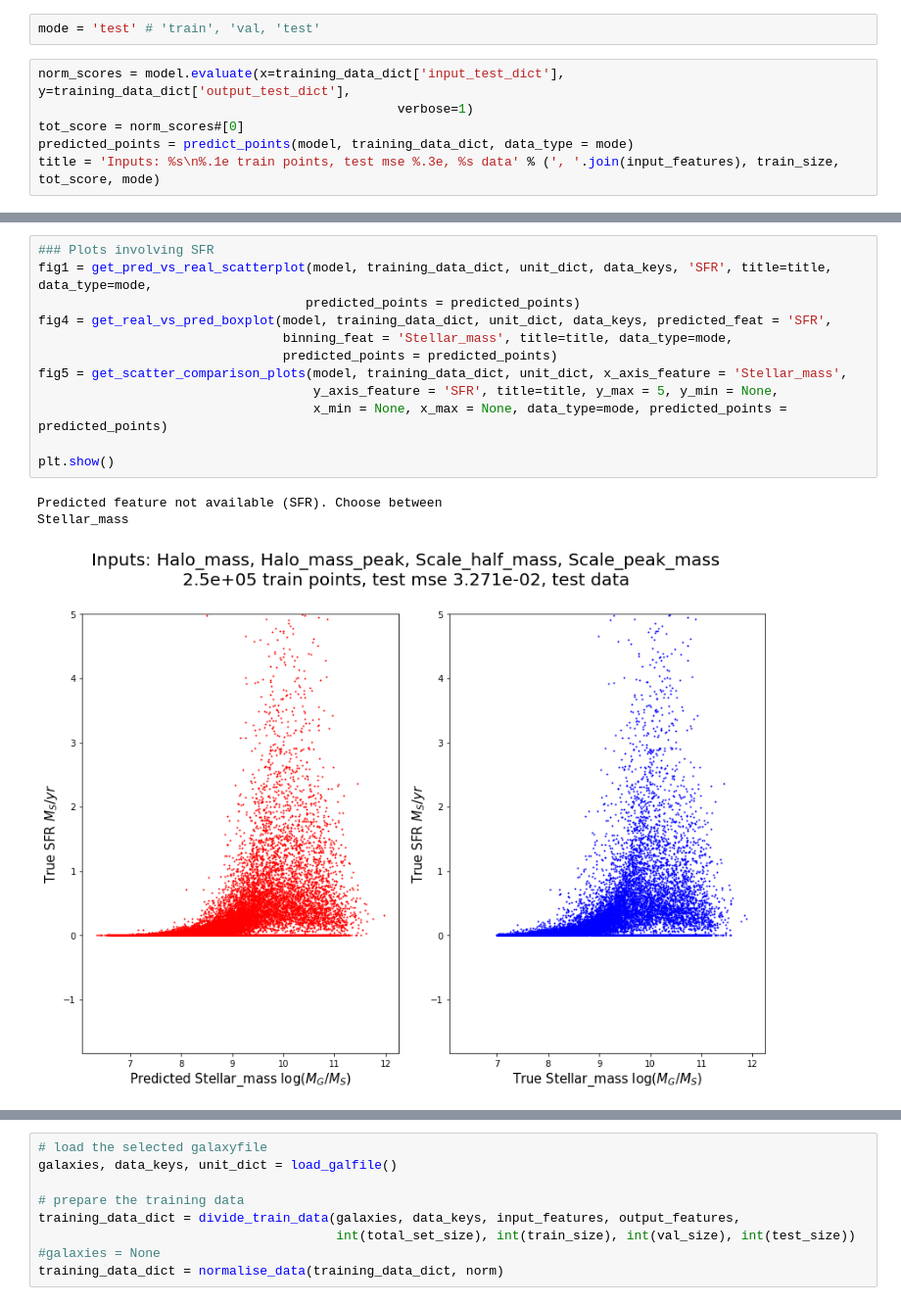
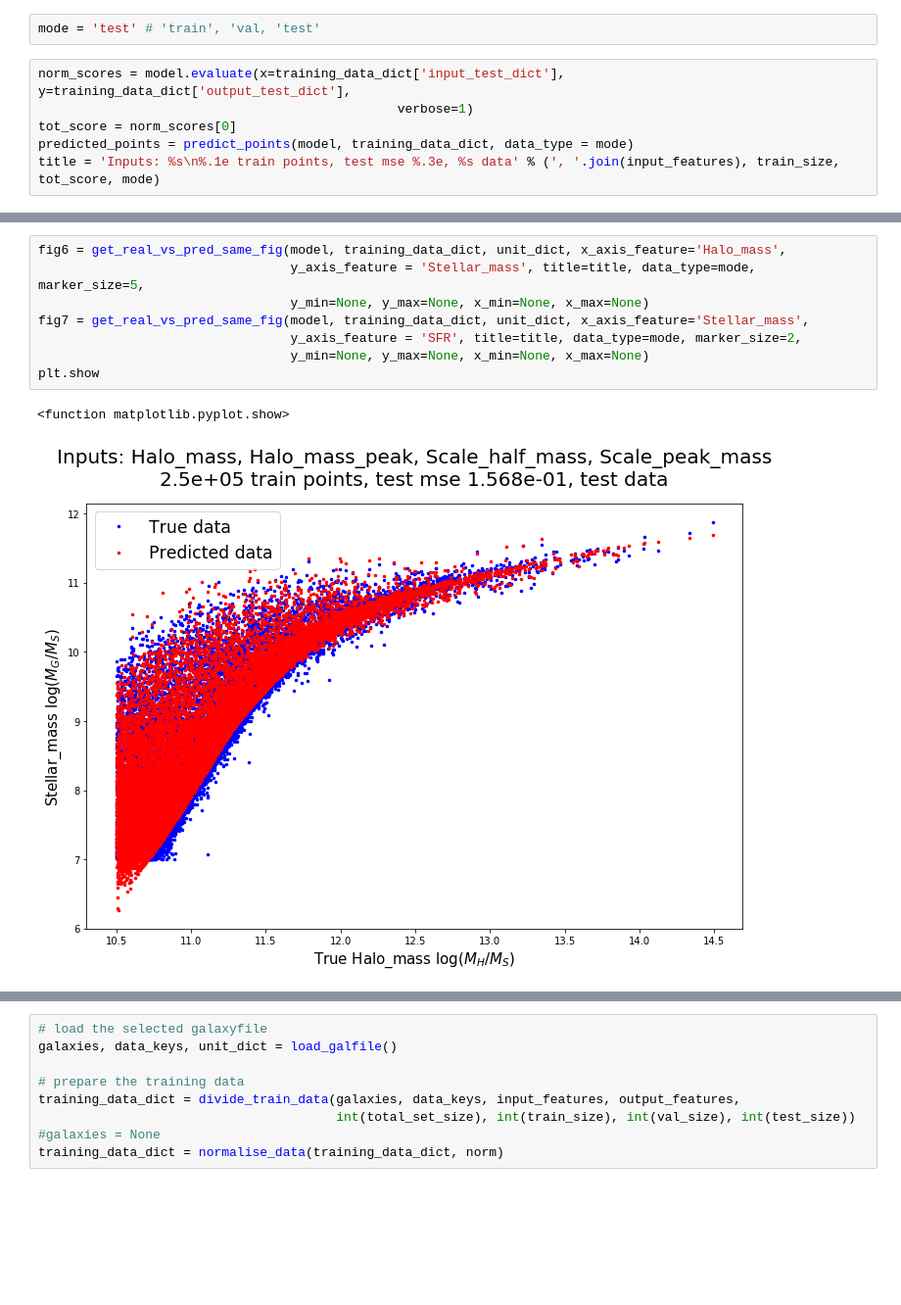
Before and after one commit to magnus-lindstrom/masters-project-galaxy-formation, a Jupyter notebook: code/backpropagation_code/bp_general_purpose_notebook.ipynb, the cells around one changed output, grey strips where cells are left out. Shown at 98% size. Drawn from its saved outputs; the diff is of its cells as text; blank space fills up the shorter version.

```diff
--- a/code/backpropagation_code/bp_general_purpose_notebook.ipynb
+++ b/code/backpropagation_code/bp_general_purpose_notebook.ipynb
@@ -105,7 +103,7 @@ mode = 'test' # 'train', 'val, 'test'
 # %%
 norm_scores = model.evaluate(x=training_data_dict['input_test_dict'], y=training_data_dict['output_test_dict'],
                                                verbose=1)
-tot_score = norm_scores#[0]
+tot_score = norm_scores[0]
 predicted_points = predict_points(model, training_data_dict, data_type = mode)
 title = 'Inputs: %s\n%.1e train points, test mse %.3e, %s data' % (', '.join(input_features), train_size, tot_score, mode)
 # %% [output]
@@ -130,16 +135,11 @@ plt.show
 # %%
-### Plots involving SFR
-fig1 = get_pred_vs_real_scatterplot(model, training_data_dict, unit_dict, data_keys, 'SFR', title=title, data_type=mode,
-                                   predicted_points = predicted_points)
-fig4 = get_real_vs_pred_boxplot(model, training_data_dict, unit_dict, data_keys, predicted_feat = 'SFR',
-                                binning_feat = 'Stellar_mass', title=title, data_type=mode,
-                                predicted_points = predicted_points)
-fig5 = get_scatter_comparison_plots(model, training_data_dict, unit_dict, x_axis_feature = 'Stellar_mass',
-                                    y_axis_feature = 'SFR', title=title, y_max = 5, y_min = None,
-                                    x_min = None, x_max = None, data_type=mode, predicted_points = predicted_points)
-
-plt.show()
+fig6 = get_real_vs_pred_same_fig(model, training_data_dict, unit_dict, x_axis_feature='Halo_mass',
+                                 y_axis_feature = 'Stellar_mass', title=title, data_type=mode, marker_size=5,
+                                 y_min=None, y_max=None, x_min=None, x_max=None)
+fig7 = get_real_vs_pred_same_fig(model, training_data_dict, unit_dict, x_axis_feature='Stellar_mass',
+                                 y_axis_feature = 'SFR', title=title, data_type=mode, marker_size=2,
+                                 y_min=None, y_max=None, x_min=None, x_max=None)
+plt.show
 # %% [output]
-Predicted feature not available (SFR). Choose between
-Stellar_mass
+<function matplotlib.pyplot.show>
-[figure, old version]
+[figure, new version]
```
Also changed, not shown: parts of 21 cells of this notebook, 6 other files.
